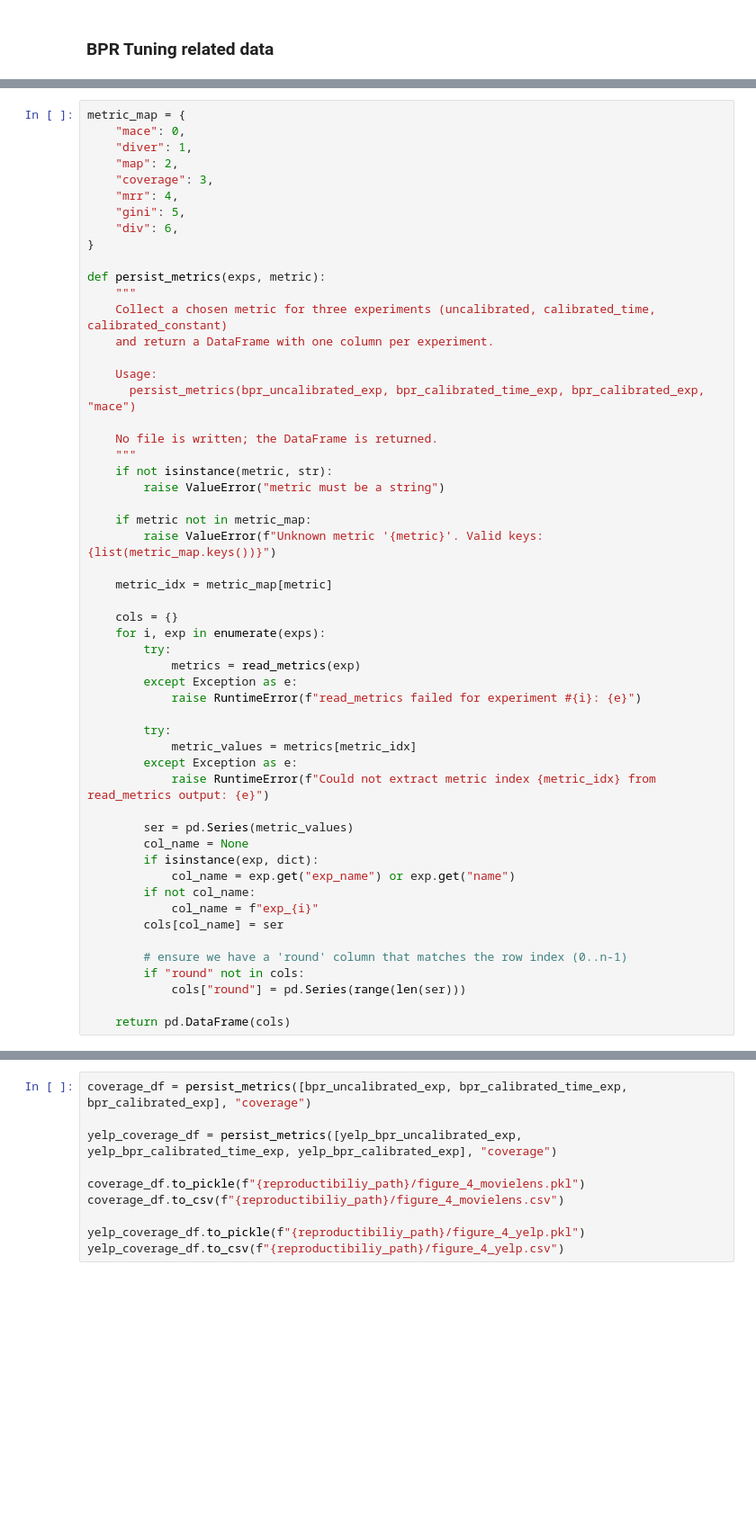
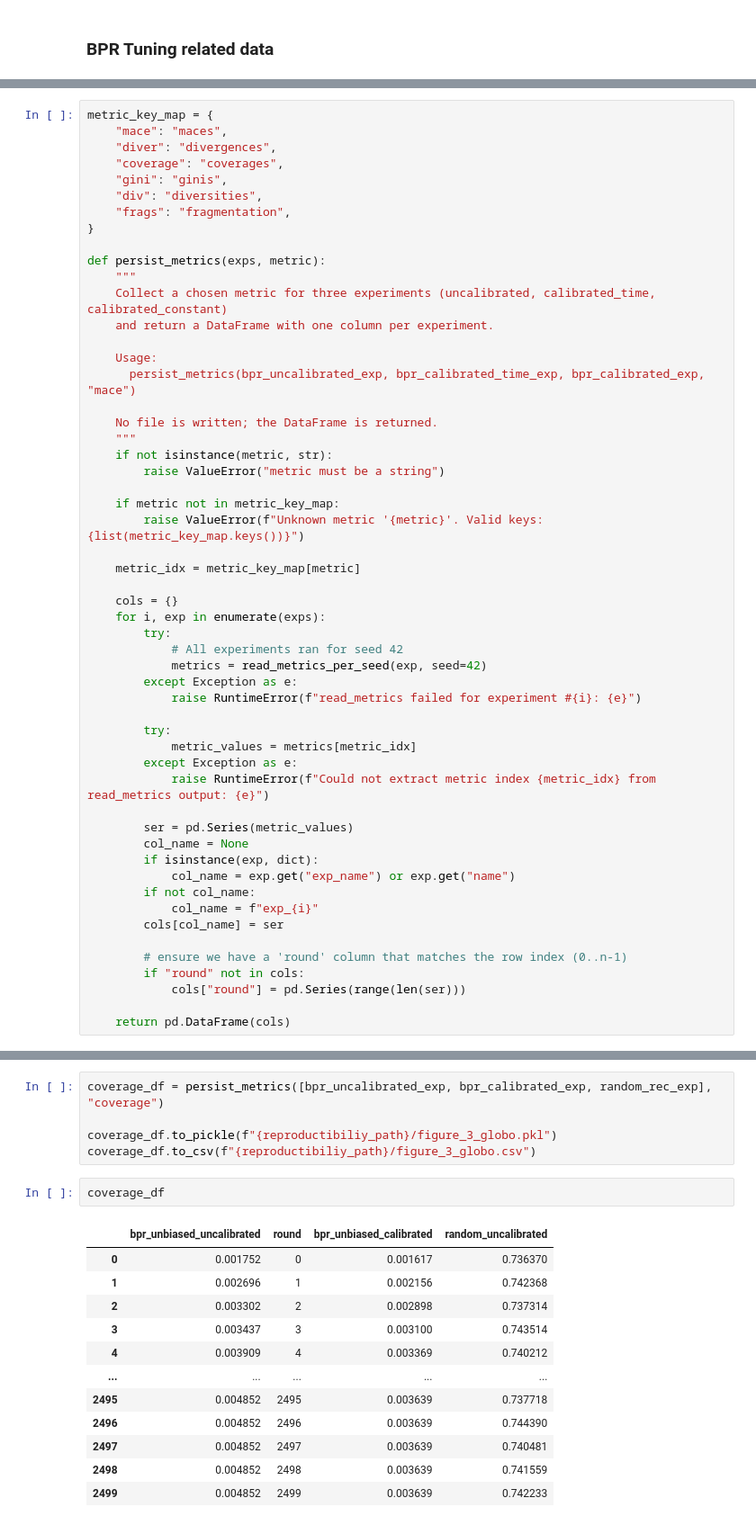
Before and after one commit to caiotda/dynamicTasteDistortion, a Jupyter notebook: persist_reprodutibility_data.ipynb, the cells around one changed output, grey strips where cells are left out. Shown at 90% size. Cells and saved outputs as stored; diff of their text form; blank space fills up the shorter version.

```diff
--- a/persist_reprodutibility_data.ipynb
+++ b/persist_reprodutibility_data.ipynb
@@ -114,12 +93,11 @@ yelp_bpr_calibrated_exp = read_experiment(yelp_bpr_unbiased_calibrated_steck)
 # %%
-metric_map = {
-    "mace": 0,
-    "diver": 1,
-    "map": 2,
-    "coverage": 3,
-    "mrr": 4,
-    "gini": 5,
-    "div": 6,
+metric_key_map = {
+    "mace": "maces",
+    "diver": "divergences",
+    "coverage": "coverages",
+    "gini": "ginis",
+    "div": "diversities",
+    "frags": "fragmentation",
 }
 
 def persist_metrics(exps, metric):
@@ -135,15 +113,16 @@ def persist_metrics(exps, metric):
     if not isinstance(metric, str):
         raise ValueError("metric must be a string")
 
-    if metric not in metric_map:
-        raise ValueError(f"Unknown metric '{metric}'. Valid keys: {list(metric_map.keys())}")
+    if metric not in metric_key_map:
+        raise ValueError(f"Unknown metric '{metric}'. Valid keys: {list(metric_key_map.keys())}")
 
-    metric_idx = metric_map[metric]
+    metric_idx = metric_key_map[metric]
 
     cols = {}
     for i, exp in enumerate(exps):
         try:
-            metrics = read_metrics(exp)
+            # All experiments ran for seed 42
+            metrics = read_metrics_per_seed(exp, seed=42)
         except Exception as e:
             raise RuntimeError(f"read_metrics failed for experiment #{i}: {e}")
 
@@ -226,10 +172,20 @@ yelp_MACE_df.to_csv(f"{reproductibiliy_path}/figure_3_yelp.csv")
 # %%
-coverage_df = persist_metrics([bpr_uncalibrated_exp, bpr_calibrated_time_exp, bpr_calibrated_exp], "coverage")
+coverage_df = persist_metrics([bpr_uncalibrated_exp, bpr_calibrated_exp, random_rec_exp], "coverage")
 
-yelp_coverage_df = persist_metrics([yelp_bpr_uncalibrated_exp, yelp_bpr_calibrated_time_exp, yelp_bpr_calibrated_exp], "coverage")
-
-coverage_df.to_pickle(f"{reproductibiliy_path}/figure_4_movielens.pkl")
-coverage_df.to_csv(f"{reproductibiliy_path}/figure_4_movielens.csv")
-
-yelp_coverage_df.to_pickle(f"{reproductibiliy_path}/figure_4_yelp.pkl")
-yelp_coverage_df.to_csv(f"{reproductibiliy_path}/figure_4_yelp.csv")
+coverage_df.to_pickle(f"{reproductibiliy_path}/figure_3_globo.pkl")
+coverage_df.to_csv(f"{reproductibiliy_path}/figure_3_globo.csv")
+# %%
+coverage_df
+# %% [output]
+|  | bpr_unbiased_uncalibrated | round | bpr_unbiased_calibrated | random_uncalibrated |
+| 0 | 0.001752 | 0 | 0.001617 | 0.736370 |
+| 1 | 0.002696 | 1 | 0.002156 | 0.742368 |
+| 2 | 0.003302 | 2 | 0.002898 | 0.737314 |
+| 3 | 0.003437 | 3 | 0.003100 | 0.743514 |
+| 4 | 0.003909 | 4 | 0.003369 | 0.740212 |
+| ... | ... | ... | ... | ... |
+| 2495 | 0.004852 | 2495 | 0.003639 | 0.737718 |
+| 2496 | 0.004852 | 2496 | 0.003639 | 0.744390 |
+| 2497 | 0.004852 | 2497 | 0.003639 | 0.740481 |
+| 2498 | 0.004852 | 2498 | 0.003639 | 0.741559 |
+| 2499 | 0.004852 | 2499 | 0.003639 | 0.742233 |
```
Also changed, not shown: parts of 43 cells of this notebook, 47 other files.
